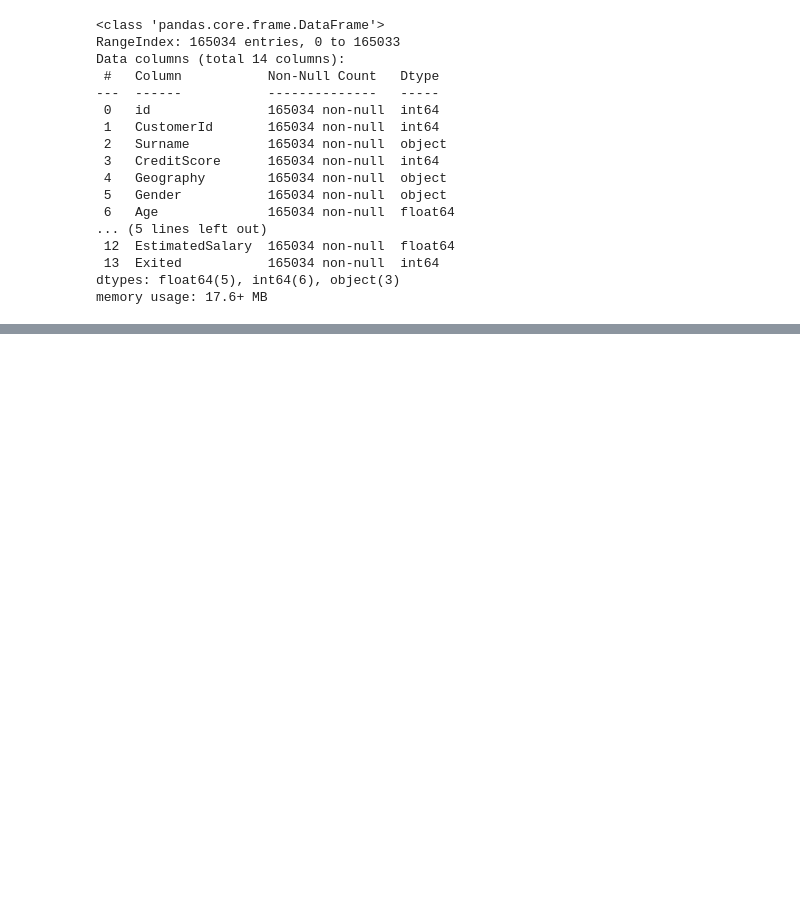
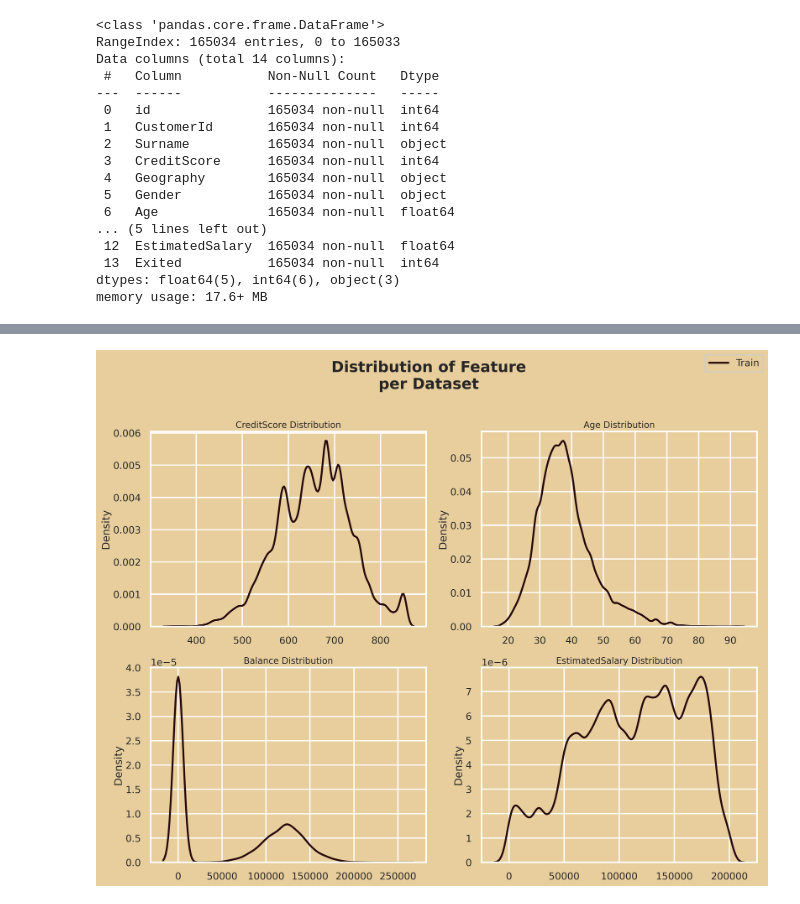
Before and after one commit to cangqiongyishao/KaggleCompetition, a Jupyter notebook: Binary Classification with a Bank Churn Dataset/LightGBM and CatBoost.ipynb, the cells around one changed output, grey strips where cells are left out. Cells and saved outputs as stored; diff of their text form; code cells hidden in the pictures; blank space fills up the shorter version.

```diff
--- a/Binary Classification with a Bank Churn Dataset/LightGBM and CatBoost.ipynb
+++ b/Binary Classification with a Bank Churn Dataset/LightGBM and CatBoost.ipynb
@@ -152,0 +180,15 @@ df_train.describe()
+# %%
+fig, ax = plt.subplots(2, 2, figsize = (15, 12), dpi = 300)
+ax = ax.flatten()
+
+numerical_variables = ['CreditScore','Age', 'Balance','EstimatedSalary' ]
+for i, column in enumerate(numerical_variables):
+    sns.kdeplot(df_train[column], ax=ax[i], palette=palette[0:2], color = '#26090b')
+    ax[i].set_title(f'{column} Distribution', size = 14)
+    ax[i].set_xlabel(None)
+
+fig.suptitle('Distribution of Feature\nper Dataset\n', fontsize = 24, fontweight = 'bold')
+fig.legend(['Train'])
+plt.tight_layout()
+# %% [output]
+[figure, added]
```
Also changed, not shown: parts of 22 cells of this notebook.
